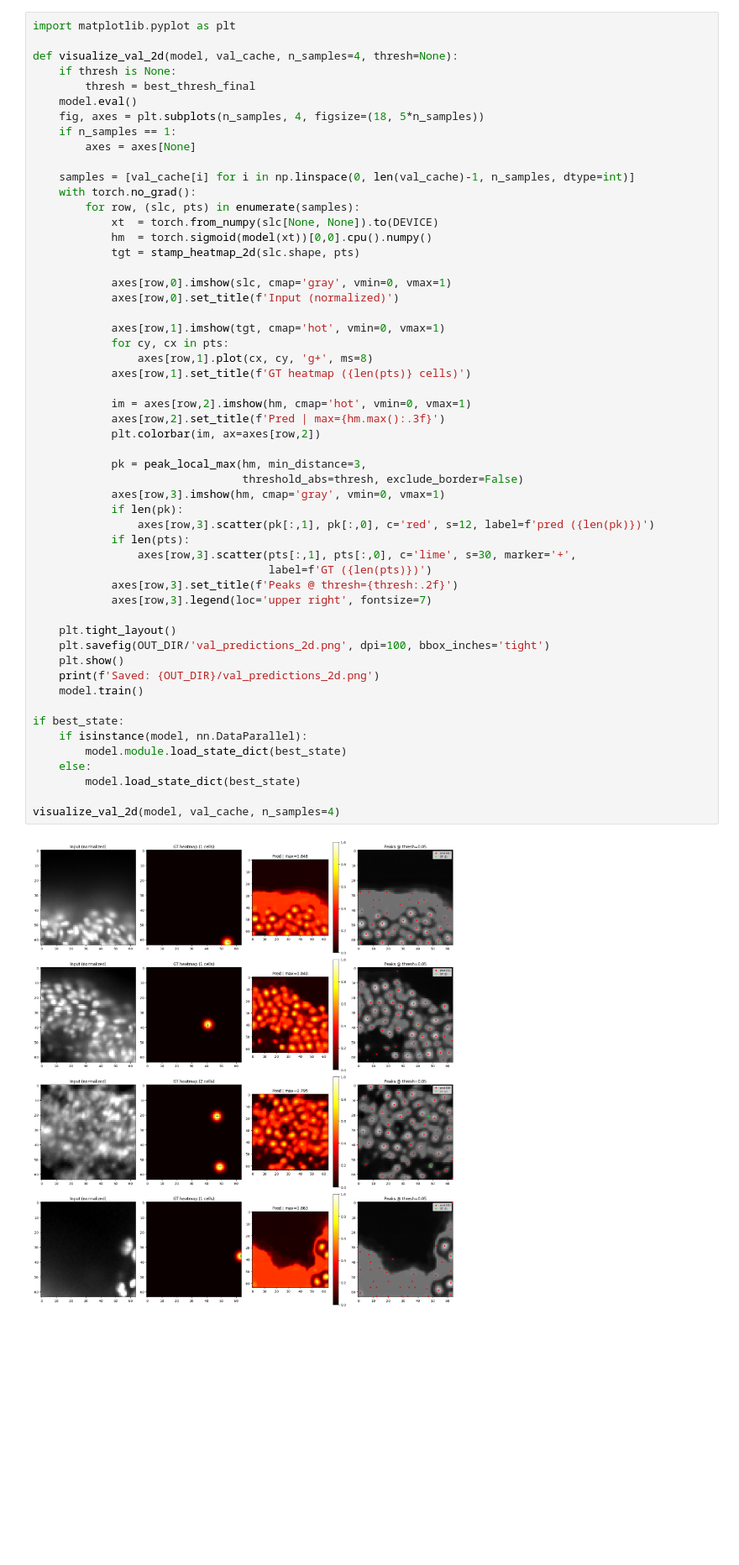
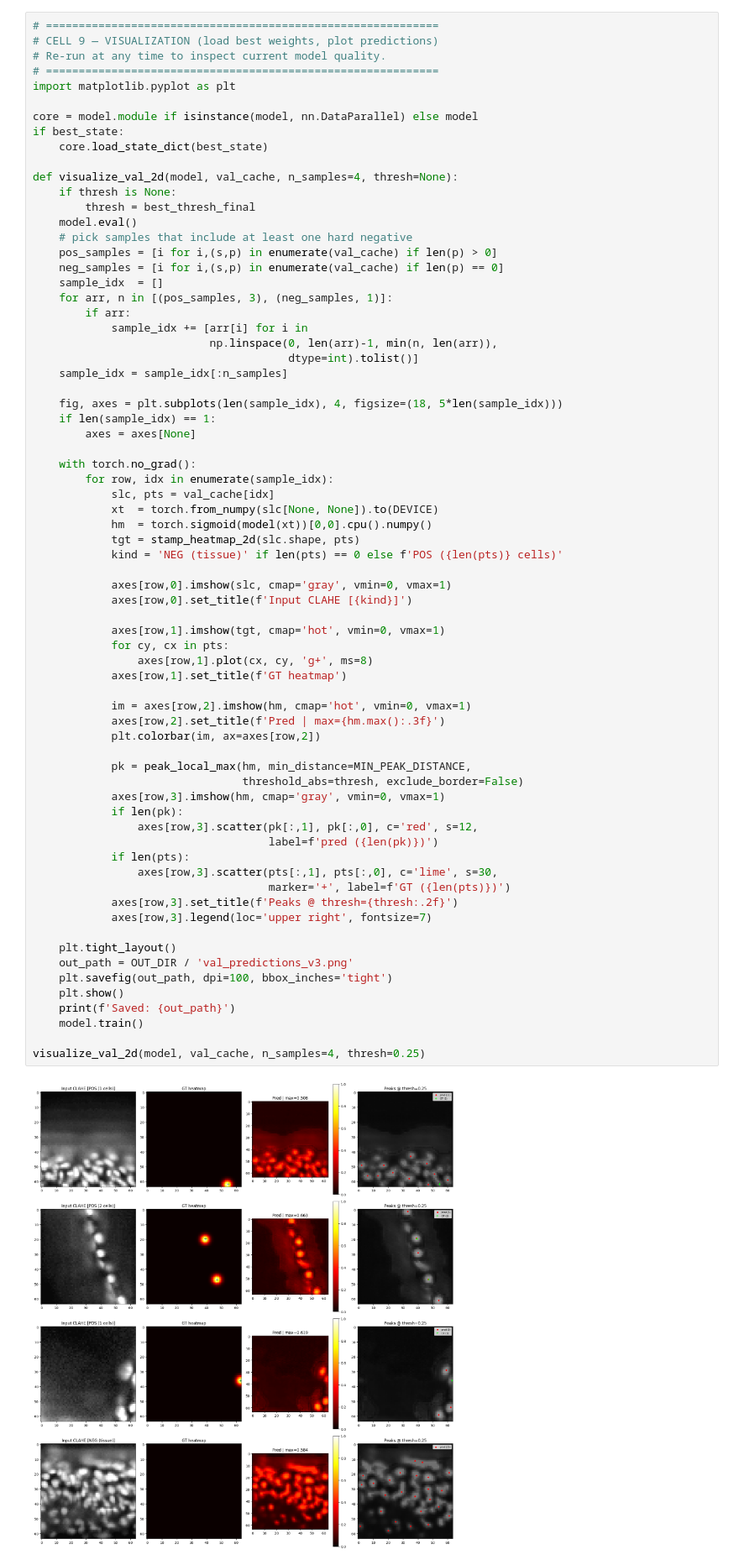
Before and after one commit to Sumant40/Biohub---Cell-Tracking-During-Development, a Jupyter notebook: claude data training.ipynb, the cells around one changed output. Shown at 84% size. Saved outputs shown, nothing was run; the diff lists cells and outputs as text; blank space fills up the shorter version.

Commit message:
Kaggle Notebook | claude data training | Version 8

```diff
--- a/claude data training.ipynb
+++ b/claude data training.ipynb
@@ -885,56 +581,72 @@ Reload OK: (1, 1, 64, 64)
 # %%
+# ============================================================
+# CELL 9 — VISUALIZATION (load best weights, plot predictions)
+# Re-run at any time to inspect current model quality.
+# ============================================================
 import matplotlib.pyplot as plt
+
+core = model.module if isinstance(model, nn.DataParallel) else model
+if best_state:
+    core.load_state_dict(best_state)
 
 def visualize_val_2d(model, val_cache, n_samples=4, thresh=None):
     if thresh is None:
         thresh = best_thresh_final
     model.eval()
-    fig, axes = plt.subplots(n_samples, 4, figsize=(18, 5*n_samples))
-    if n_samples == 1:
+    # pick samples that include at least one hard negative
+    pos_samples = [i for i,(s,p) in enumerate(val_cache) if len(p) > 0]
+    neg_samples = [i for i,(s,p) in enumerate(val_cache) if len(p) == 0]
+    sample_idx  = []
+    for arr, n in [(pos_samples, 3), (neg_samples, 1)]:
+        if arr:
+            sample_idx += [arr[i] for i in
+                           np.linspace(0, len(arr)-1, min(n, len(arr)),
+                                       dtype=int).tolist()]
+    sample_idx = sample_idx[:n_samples]
+
+    fig, axes = plt.subplots(len(sample_idx), 4, figsize=(18, 5*len(sample_idx)))
+    if len(sample_idx) == 1:
         axes = axes[None]
 
-    samples = [val_cache[i] for i in np.linspace(0, len(val_cache)-1, n_samples, dtype=int)]
     with torch.no_grad():
-        for row, (slc, pts) in enumerate(samples):
+        for row, idx in enumerate(sample_idx):
+            slc, pts = val_cache[idx]
             xt  = torch.from_numpy(slc[None, None]).to(DEVICE)
             hm  = torch.sigmoid(model(xt))[0,0].cpu().numpy()
             tgt = stamp_heatmap_2d(slc.shape, pts)
+            kind = 'NEG (tissue)' if len(pts) == 0 else f'POS ({len(pts)} cells)'
 
             axes[row,0].imshow(slc, cmap='gray', vmin=0, vmax=1)
-            axes[row,0].set_title(f'Input (normalized)')
+            axes[row,0].set_title(f'Input CLAHE [{kind}]')
 
             axes[row,1].imshow(tgt, cmap='hot', vmin=0, vmax=1)
             for cy, cx in pts:
                 axes[row,1].plot(cx, cy, 'g+', ms=8)
-            axes[row,1].set_title(f'GT heatmap ({len(pts)} cells)')
+            axes[row,1].set_title(f'GT heatmap')
 
             im = axes[row,2].imshow(hm, cmap='hot', vmin=0, vmax=1)
             axes[row,2].set_title(f'Pred | max={hm.max():.3f}')
             plt.colorbar(im, ax=axes[row,2])
 
-            pk = peak_local_max(hm, min_distance=3,
+            pk = peak_local_max(hm, min_distance=MIN_PEAK_DISTANCE,
                                 threshold_abs=thresh, exclude_border=False)
             axes[row,3].imshow(hm, cmap='gray', vmin=0, vmax=1)
             if len(pk):
-                axes[row,3].scatter(pk[:,1], pk[:,0], c='red', s=12, label=f'pred ({len(pk)})')
+                axes[row,3].scatter(pk[:,1], pk[:,0], c='red', s=12,
+                                    label=f'pred ({len(pk)})')
             if len(pts):
-                axes[row,3].scatter(pts[:,1], pts[:,0], c='lime', s=30, marker='+',
-                                    label=f'GT ({len(pts)})')
+                axes[row,3].scatter(pts[:,1], pts[:,0], c='lime', s=30,
+                                    marker='+', label=f'GT ({len(pts)})')
             axes[row,3].set_title(f'Peaks @ thresh={thresh:.2f}')
             axes[row,3].legend(loc='upper right', fontsize=7)
 
     plt.tight_layout()
-    plt.savefig(OUT_DIR/'val_predictions_2d.png', dpi=100, bbox_inches='tight')
+    out_path = OUT_DIR / 'val_predictions_v3.png'
+    plt.savefig(out_path, dpi=100, bbox_inches='tight')
     plt.show()
-    print(f'Saved: {OUT_DIR}/val_predictions_2d.png')
+    print(f'Saved: {out_path}')
     model.train()
 
-if best_state:
-    if isinstance(model, nn.DataParallel):
-        model.module.load_state_dict(best_state)
-    else:
-        model.load_state_dict(best_state)
-
-visualize_val_2d(model, val_cache, n_samples=4)
+visualize_val_2d(model, val_cache, n_samples=4, thresh=0.25)
 # %% [output]
-[figure, old version]
+[figure, new version]
```
Also changed, not shown: parts of 18 cells of this notebook.
